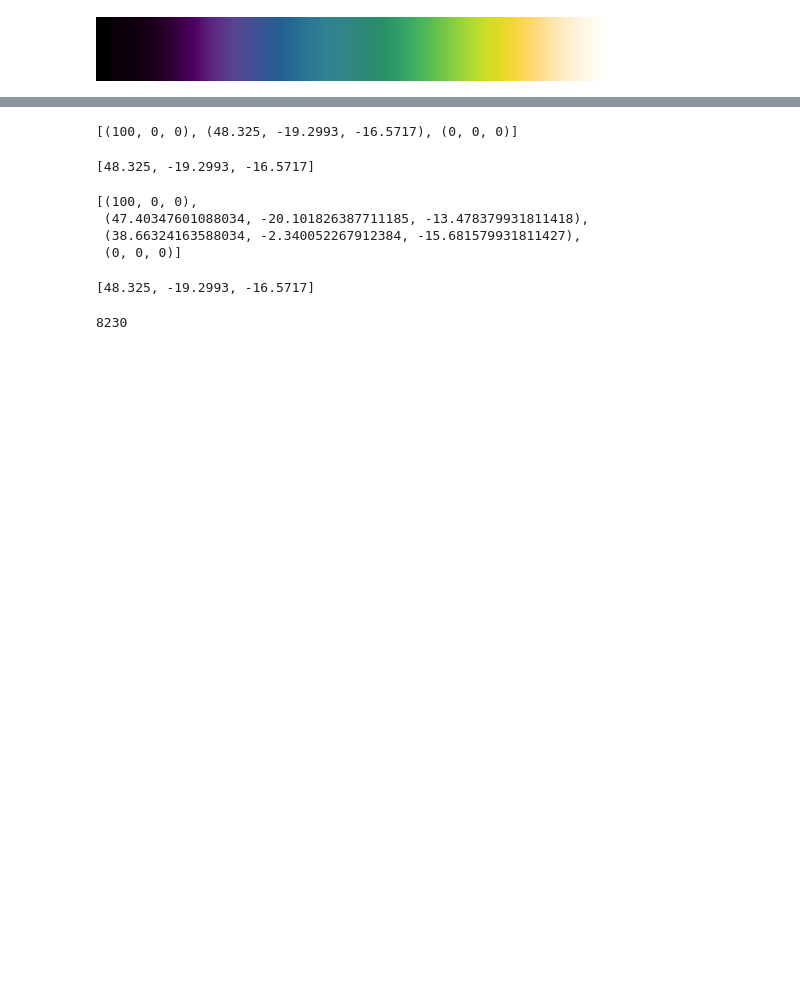
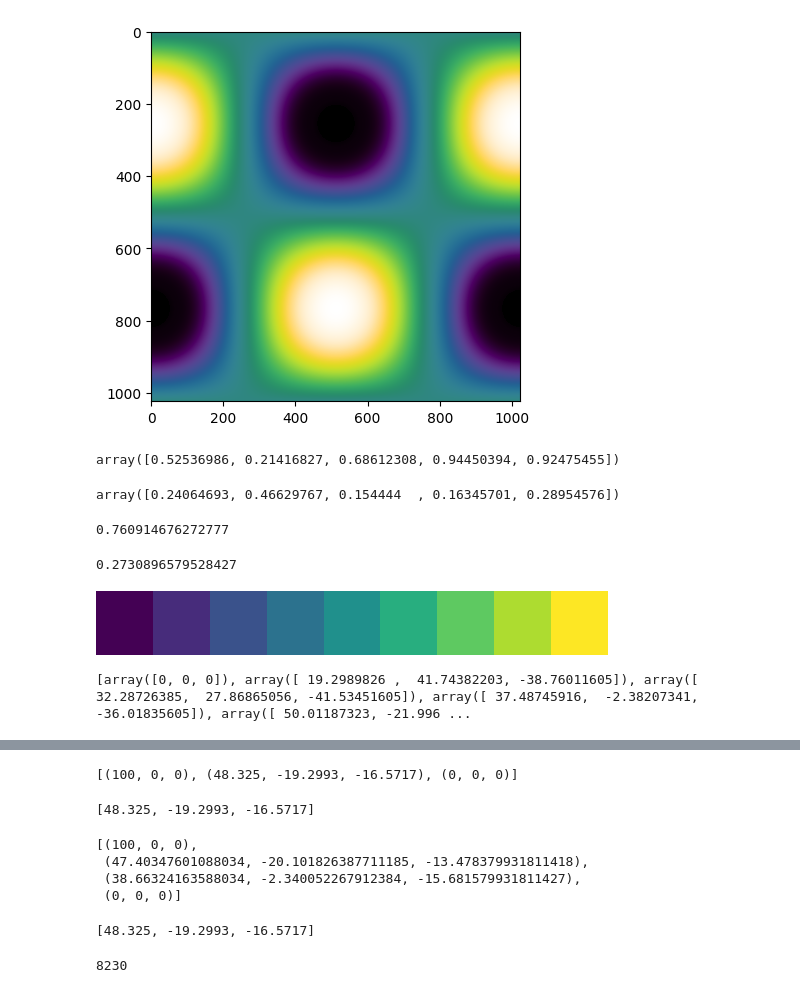
Before and after one commit to matthhong/cieran, a Jupyter notebook: test.ipynb, the cells around one changed output, grey strips where cells are left out. Cells and saved outputs as stored; diff of their text form; code cells hidden in the pictures; blank space fills up the shorter version.

```diff
--- a/test.ipynb
+++ b/test.ipynb
@@ -24,7 +40,31 @@ Estimated user parameters: {'weights': array([ 0.6935803 ,  0.17236743,  0.05458
+# %%
+draw_chart(traj.ramp)
+# %% [output]
+[figure, added]
 # %%
-traj._ramp
+traj.features
 # %% [output]
-[figure, removed]
+array([0.52536986, 0.21416827, 0.68612308, 0.94450394, 0.92475455])
+# %%
+trajectory.features
+# %% [output]
+array([0.24064693, 0.46629767, 0.154444  , 0.16345701, 0.28954576])
+# %%
+np.dot(traj.features, env.reward_weights)
+# %% [output]
+0.760914676272777
+# %%
+np.dot(trajectory.features, env.reward_weights)
+# %% [output]
+0.2730896579528427
+# %%
+plt.get_cmap('viridis', 9)
+# %% [output]
+[figure, added]
+# %%
+print(traj.trajectory)
+# %% [output]
+[array([0, 0, 0]), array([ 19.2989826 ,  41.74382203, -38.76011605]), array([ 32.28726385,  27.86865056, -41.53451605]), array([ 37.48745916,  -2.38207341, -36.01835605]), array([ 50.01187323, -21.996 ...
 # %%
 # env.reward_weights = np.array([ 0.18317659,  0.84481028, -0.1860568 ,  0.46703832])
 # env.reward_weights = np.array([ -0.18317659,  -0.84481028, -0.1860568 ,  0.46703832])
```
Also changed, not shown: parts of 6 cells of this notebook, 3 other files.
